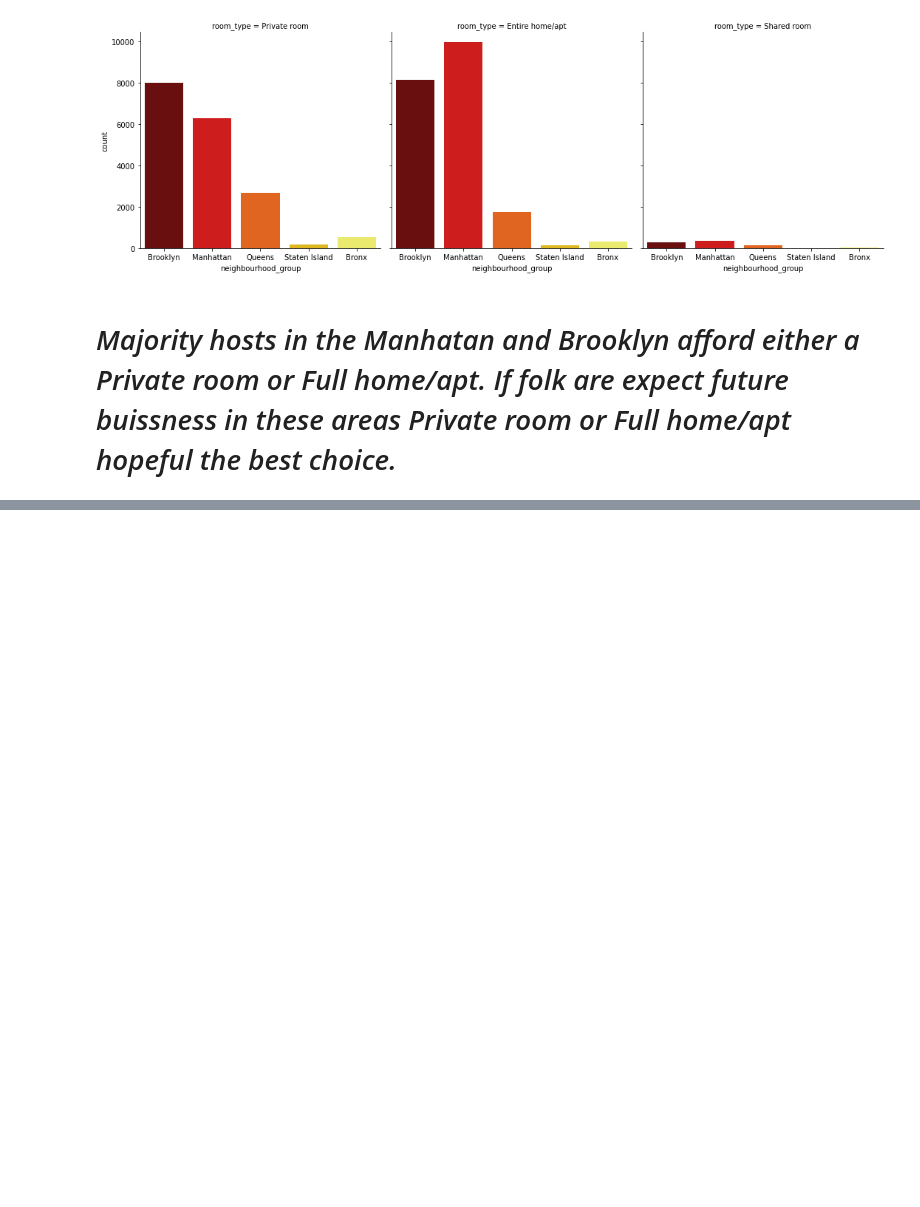
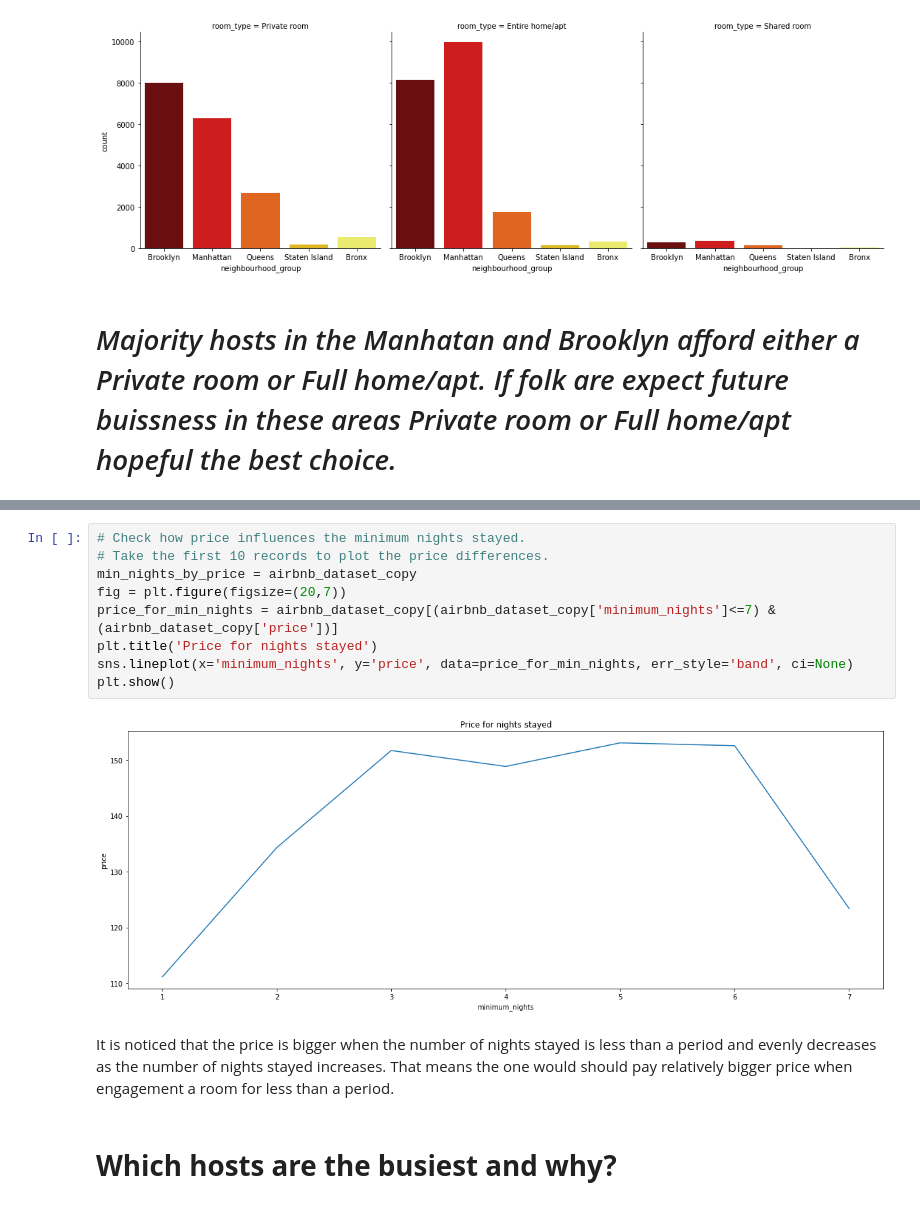
Before and after one commit to amansinghal2/Airbnb-Booking-Analysis, a Jupyter notebook: Airbnb_Bookings_Analysis_Aman_Singhal_Capstone_Project.ipynb, the cells around one changed output, grey strips where cells are left out. Cells and saved outputs as stored; diff of their text form; blank space fills up the shorter version.

```diff
--- a/Airbnb_Bookings_Analysis_Aman_Singhal_Capstone_Project.ipynb
+++ b/Airbnb_Bookings_Analysis_Aman_Singhal_Capstone_Project.ipynb
@@ -403,0 +442,15 @@ room_type_and_areas = sns.catplot(data=airbnb_dataset,x='neighbourhood_group',ki
+# %%
+# Check how price influences the minimum nights stayed.
+# Take the first 10 records to plot the price differences.
+min_nights_by_price = airbnb_dataset_copy
+fig = plt.figure(figsize=(20,7))
+price_for_min_nights = airbnb_dataset_copy[(airbnb_dataset_copy['minimum_nights']<=7) & (airbnb_dataset_copy['price'])]
+plt.title('Price for nights stayed')
+sns.lineplot(x='minimum_nights', y='price', data=price_for_min_nights, err_style='band', ci=None)
+plt.show()
+# %% [output]
+[figure, added]
+# %% [markdown]
+It is noticed that the price is bigger when the number of nights stayed is less than a period and evenly decreases as the number of nights stayed increases. That means the one would should pay relatively bigger price when engagement a room for less than a period.
+# %% [markdown]
+# **Which hosts are the busiest and why?**
```
Also changed, not shown: parts of 6 cells of this notebook.
